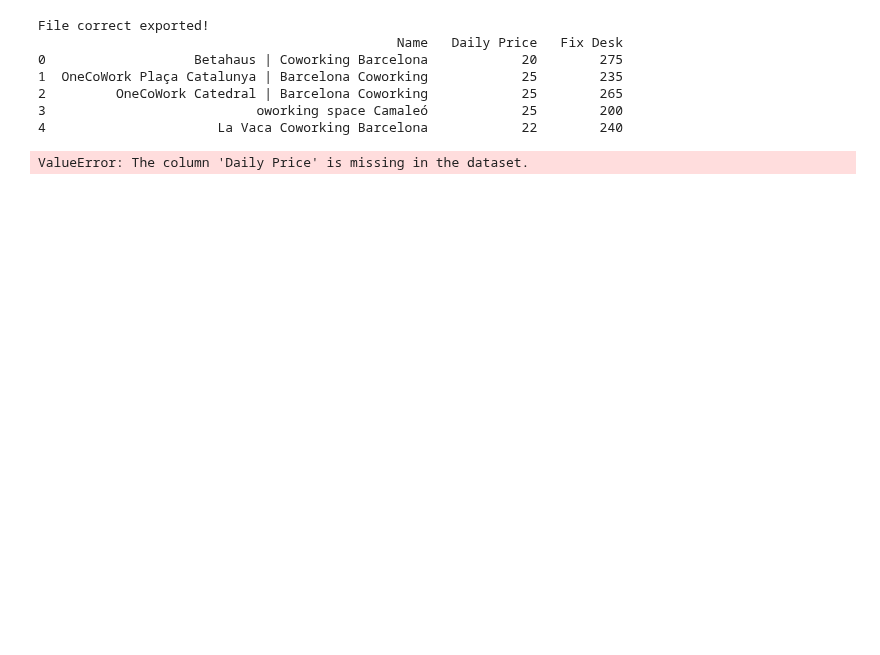
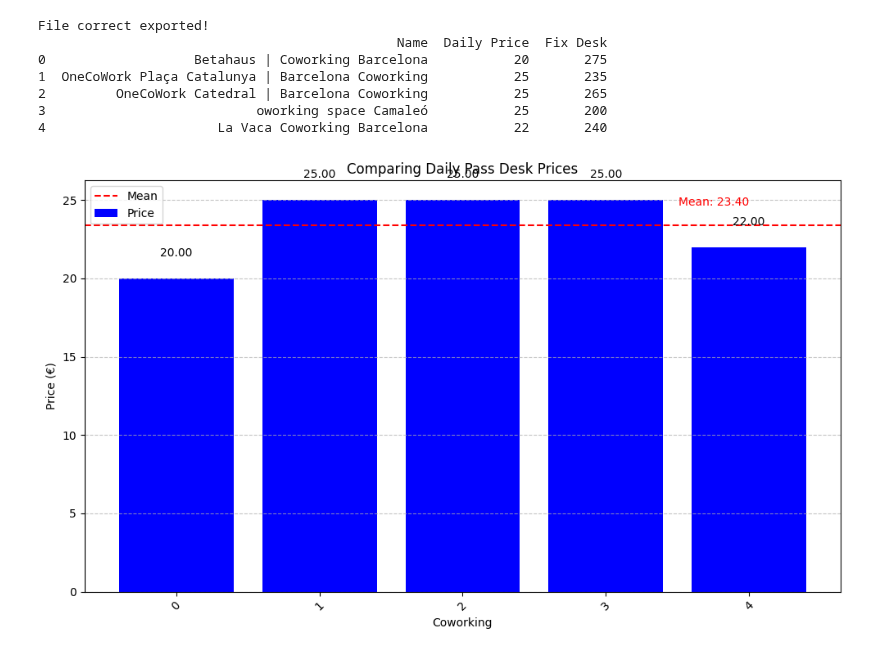
Before and after one commit to GabrielFersPin/Coworking, a Jupyter notebook: notebooks/comparing_prices_barcelona.ipynb, the cells around one changed output. Drawn from its saved outputs; the diff is of its cells as text; code cells hidden in the pictures; blank space fills up the shorter version.

Commit message:
modified:   notebooks/comparing_prices_barcelona.ipynb 	new file:   src/Images/Barcelona/daily_pass_prices.png 	new file:   src/Images/Barcelona/fix_desk_prices.png

```diff
--- a/notebooks/comparing_prices_barcelona.ipynb
+++ b/notebooks/comparing_prices_barcelona.ipynb
@@ -19,40 +19,36 @@ File correct exported!
 # %%
 import pandas as pd
 import matplotlib.pyplot as plt
-
-# Sample data check
-if 'Daily Price' not in barcelona_prices.columns:
-    raise ValueError("The column 'Daily Price' is missing in the dataset.")
 
 # Ensure numeric values
 barcelona_prices['Daily Price'] = pd.to_numeric(barcelona_prices['Daily Price'], errors='coerce')
 
 data = barcelona_prices['Daily Price']
 
 # Plotting
 fig, ax = plt.subplots(figsize=(10, 6))
 ax.bar(data.index, data, color='blue', label='Price')
 
 # Mean line
 mean_line = data.mean()
 ax.axhline(y=mean_line, color='red', linestyle='--', label='Mean')
 
 # Annotate each bar
 for i, v in enumerate(data):
     ax.text(i, v + (0.05 * max(data)), f'{v:.2f}', ha='center', va='bottom')
 
 # Annotate mean line
 ax.text(len(data) - 1, mean_line + (0.05 * max(data)), f'Mean: {mean_line:.2f}', color='red', ha='right')
 
 # Labels and formatting
 plt.title('Comparing Daily Pass Desk Prices')
 plt.xlabel('Coworking')
 plt.ylabel('Price (€)')
 plt.xticks(rotation=45)
 plt.grid(axis='y', linestyle='--', alpha=0.7)
 plt.legend()
 plt.tight_layout()
 
 plt.show()
 # %% [output]
-ValueError: The column 'Daily Price' is missing in the dataset.
+[figure, added]
```
Also changed, not shown: parts of 1 cell of this notebook, 2 other files.
